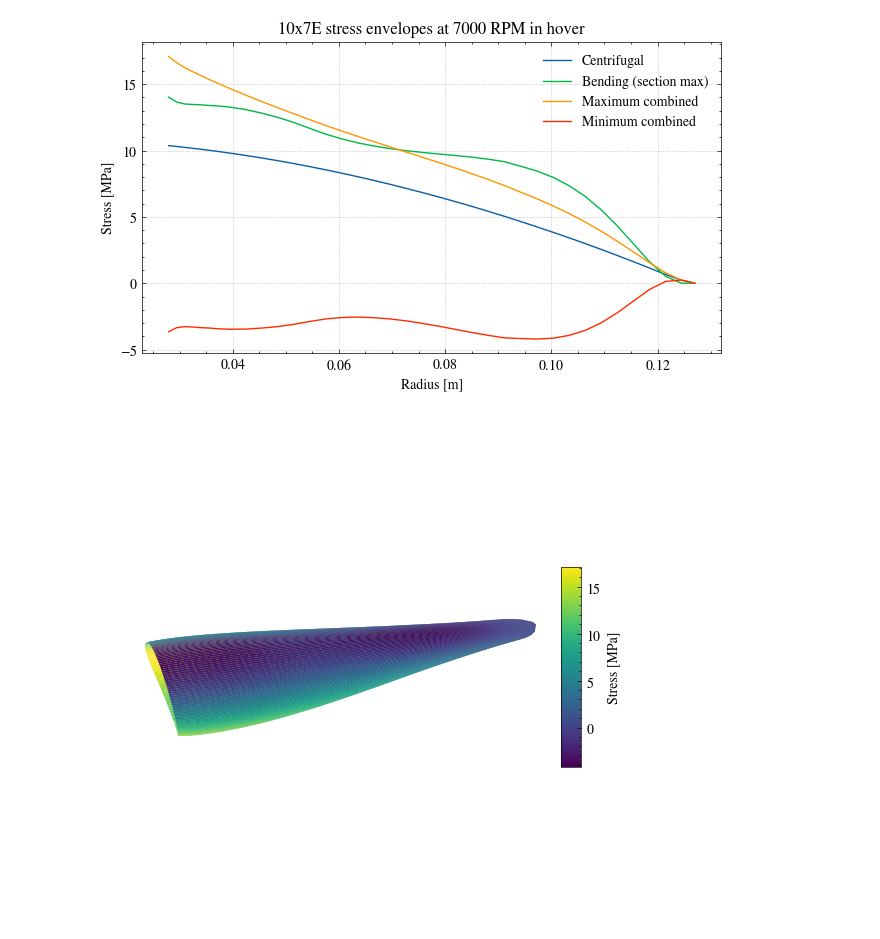
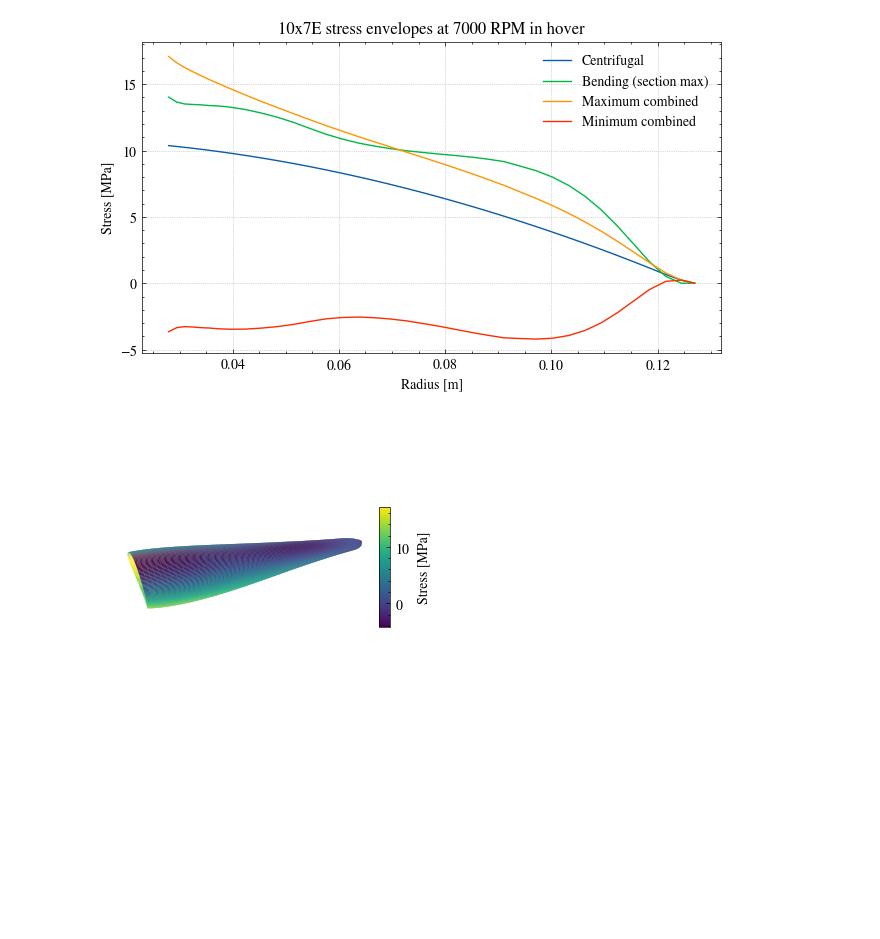
Before and after one commit to Frxljord/FastBEMT, a Jupyter notebook: Examples/Stress.ipynb, the cells around one changed output. Drawn from its saved outputs; the diff is of its cells as text; code cells hidden in the pictures; blank space fills up the shorter version.

```diff
--- a/Examples/Stress.ipynb
+++ b/Examples/Stress.ipynb
@@ -100,11 +100,11 @@ plt.show()
 # %%
 plotter = Plotter(propeller)
 plotter.plot_stress_distribution(
     sigma_c=sigma_c,
     sigma_b=sigma_b,
     stress_calculator=stress_calculator,
-    figsize=(8, 5),
+    figsize=(4.5, 3),
     cmap='viridis',
 )
 # %% [output]
-[figure, old version]
+[figure, new version]
```
Also changed, not shown: 23 other files.
